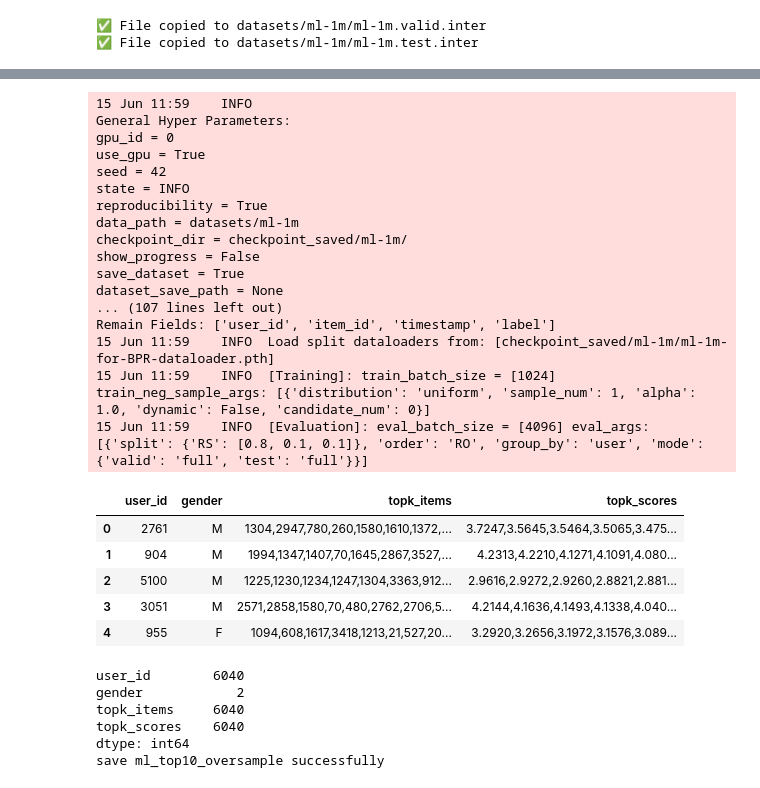
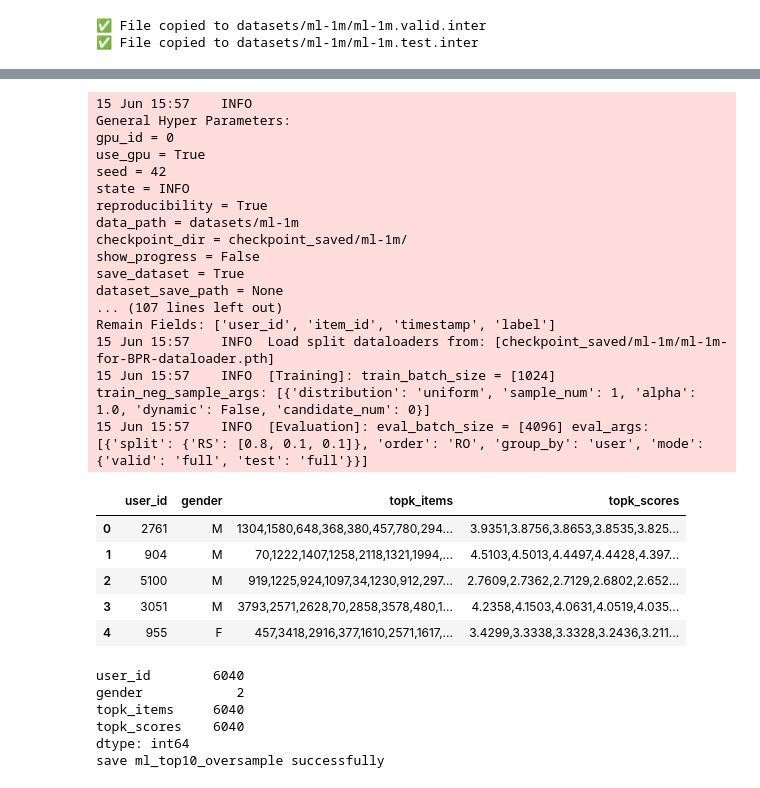
Before and after one commit to Jiaqing61/RScode, a Jupyter notebook: oversample/ml-1m-oversample.ipynb, the cells around one changed output, grey strips where cells are left out. Drawn from its saved outputs; the diff is of its cells as text; code cells hidden in the pictures.

Commit message:
final evaluation

```diff
--- a/oversample/ml-1m-oversample.ipynb
+++ b/oversample/ml-1m-oversample.ipynb
@@ -252,7 +261,7 @@ import numpy as np
 
 # 1. 加载模型和数据
 config, model, dataset, train_data, valid_data, test_data = load_data_and_model(
-    model_file='checkpoint_saved/ml-1m/BPR-Jun-15-2025_11-54-53.pth'
+    model_file='checkpoint_saved/ml-1m/BPR-Jun-15-2025_15-52-07.pth'
 )
 
 # Step 1: Get all internal user IDs
@@ -276,42 +285,42 @@ score_lists = [row.cpu().tolist() for row in topk_scores]
 user_df = pd.read_csv('../datasets/atomic_datasets/ml-1m/ml-1m.user', sep='\t')
 user_df['user_id:token'] = user_df['user_id:token'].astype(str)
 user2gender = dict(zip(user_df['user_id:token'], user_df['gender:token']))
 
 # Step 6: Save as DataFrame
 df = pd.DataFrame({
     'user_id': external_user_list,
     'gender': [user2gender.get(uid, 'unknown') for uid in external_user_list],
     'topk_items': [','.join(items) for items in external_item_lists],
     'topk_scores': [','.join([f'{s:.4f}' for s in scores]) for scores in score_lists]
 })
 display(df.head())
 print(df.nunique())
 df.to_csv('../rank_results/ml-1m/ml_top10_oversample.csv', index=False)
 print("save ml_top10_oversample successfully")
 # %% [output]
-15 Jun 11:59    INFO
+15 Jun 15:57    INFO
 General Hyper Parameters:
 gpu_id = 0
 use_gpu = True
 seed = 42
 state = INFO
 reproducibility = True
 data_path = datasets/ml-1m
 checkpoint_dir = checkpoint_saved/ml-1m/
 show_progress = False
 save_dataset = True
 dataset_save_path = None
 ... (107 lines left out)
 Remain Fields: ['user_id', 'item_id', 'timestamp', 'label']
-15 Jun 11:59    INFO  Load split dataloaders from: [checkpoint_saved/ml-1m/ml-1m-for-BPR-dataloader.pth]
-15 Jun 11:59    INFO  [Training]: train_batch_size = [1024] train_neg_sample_args: [{'distribution': 'uniform', 'sample_num': 1, 'alpha': 1.0, 'dynamic': False, 'candidate_num': 0}]
-15 Jun 11:59    INFO  [Evaluation]: eval_batch_size = [4096] eval_args: [{'split': {'RS': [0.8, 0.1, 0.1]}, 'order': 'RO', 'group_by': 'user', 'mode': {'valid': 'full', 'test': 'full'}}]
+15 Jun 15:57    INFO  Load split dataloaders from: [checkpoint_saved/ml-1m/ml-1m-for-BPR-dataloader.pth]
+15 Jun 15:57    INFO  [Training]: train_batch_size = [1024] train_neg_sample_args: [{'distribution': 'uniform', 'sample_num': 1, 'alpha': 1.0, 'dynamic': False, 'candidate_num': 0}]
+15 Jun 15:57    INFO  [Evaluation]: eval_batch_size = [4096] eval_args: [{'split': {'RS': [0.8, 0.1, 0.1]}, 'order': 'RO', 'group_by': 'user', 'mode': {'valid': 'full', 'test': 'full'}}]
 |  | user_id | gender | topk_items | topk_scores |
-| 0 | 2761 | M | 1304,2947,780,260,1580,1610,1372,... | 3.7247,3.5645,3.5464,3.5065,3.475... |
-| 1 | 904 | M | 1994,1347,1407,70,1645,2867,3527,... | 4.2313,4.2210,4.1271,4.1091,4.080... |
-| 2 | 5100 | M | 1225,1230,1234,1247,1304,3363,912... | 2.9616,2.9272,2.9260,2.8821,2.881... |
-| 3 | 3051 | M | 2571,2858,1580,70,480,2762,2706,5... | 4.2144,4.1636,4.1493,4.1338,4.040... |
-| 4 | 955 | F | 1094,608,1617,3418,1213,21,527,20... | 3.2920,3.2656,3.1972,3.1576,3.089... |
+| 0 | 2761 | M | 1304,1580,648,368,380,457,780,294... | 3.9351,3.8756,3.8653,3.8535,3.825... |
+| 1 | 904 | M | 70,1222,1407,1258,2118,1321,1994,... | 4.5103,4.5013,4.4497,4.4428,4.397... |
+| 2 | 5100 | M | 919,1225,924,1097,34,1230,912,297... | 2.7609,2.7362,2.7129,2.6802,2.652... |
+| 3 | 3051 | M | 3793,2571,2628,70,2858,3578,480,1... | 4.2358,4.1503,4.0631,4.0519,4.035... |
+| 4 | 955 | F | 457,3418,2916,377,1610,2571,1617,... | 3.4299,3.3338,3.3328,3.2436,3.211... |
 user_id        6040
 gender            2
 topk_items     6040
```
Also changed, not shown: parts of 3 cells of this notebook, 47 other files.
